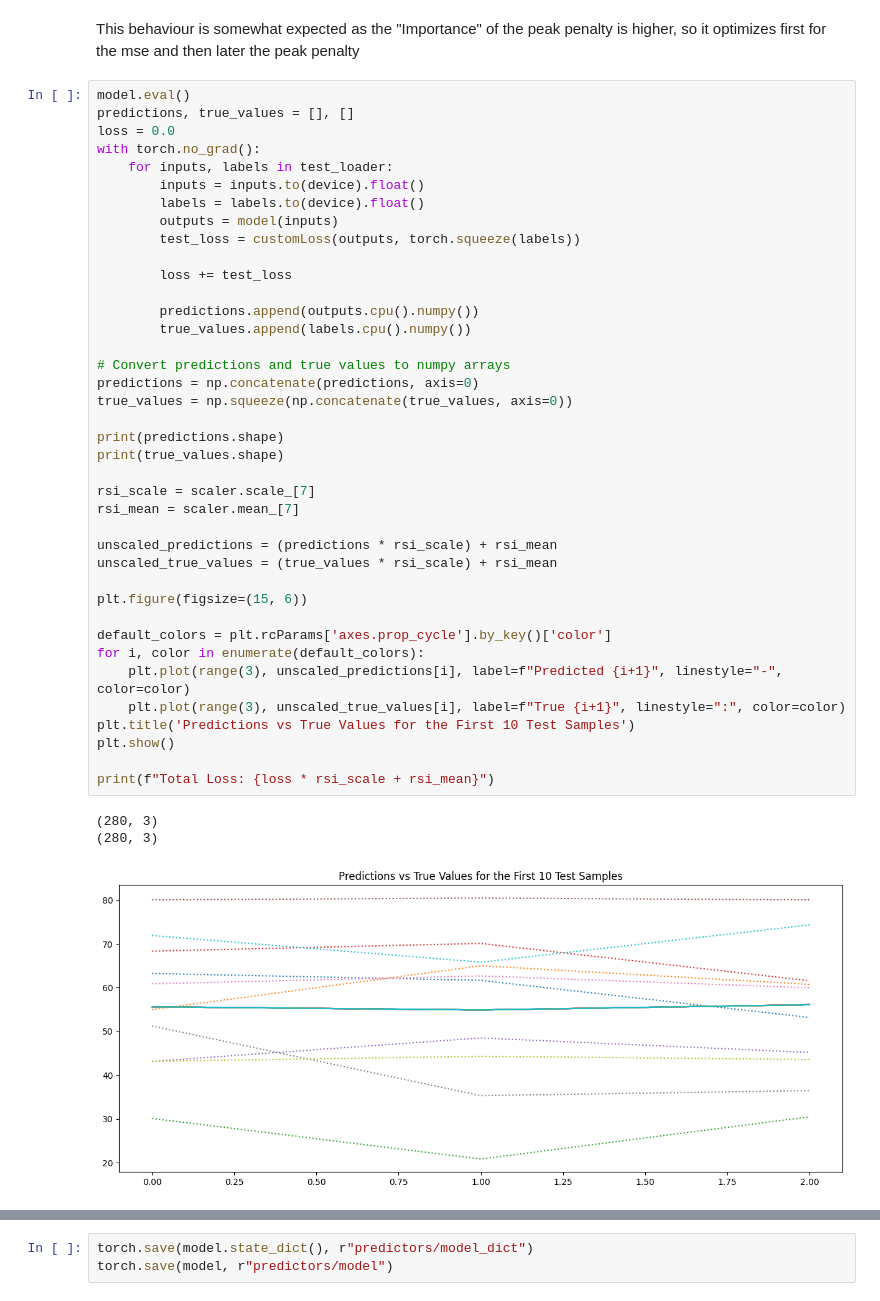
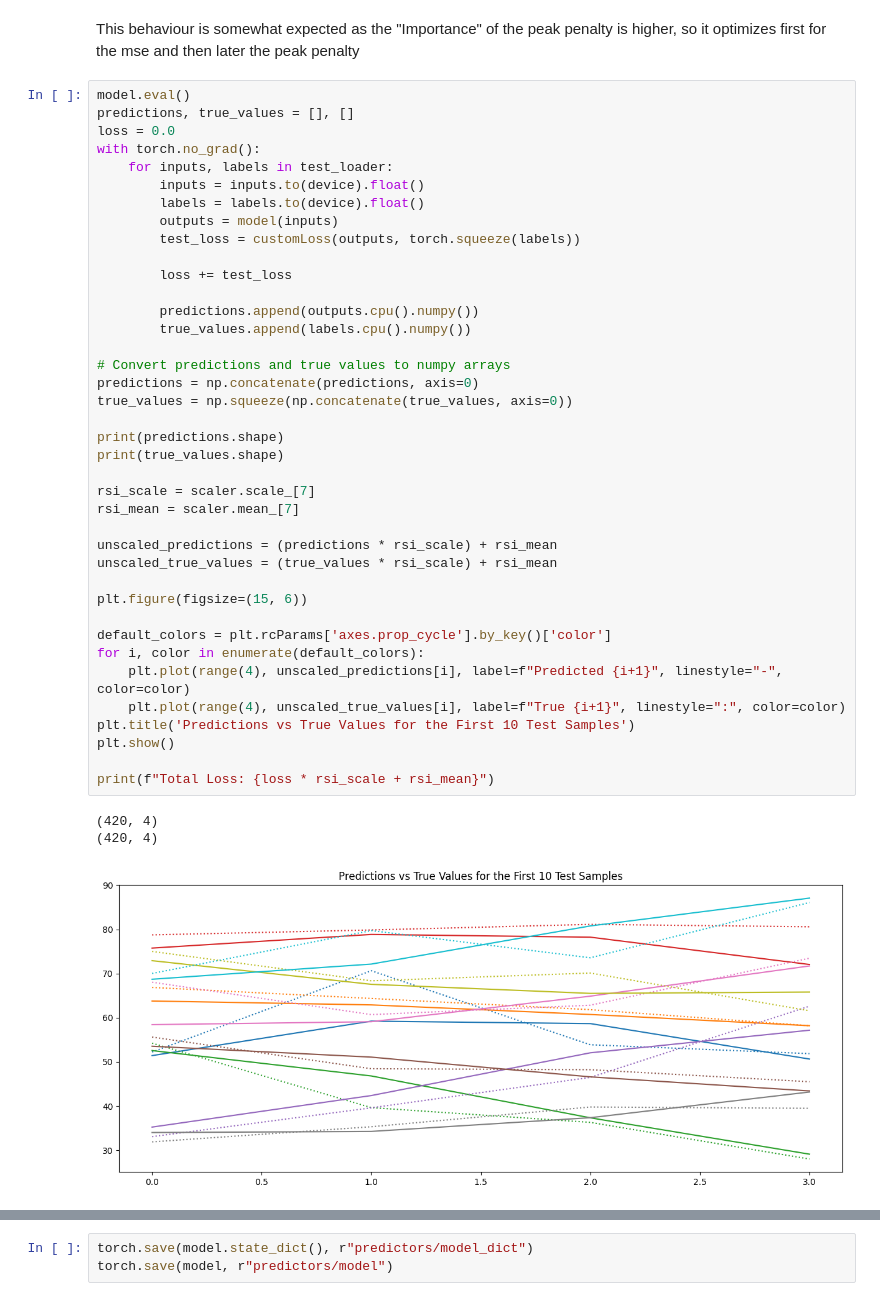
Before and after one commit to Retrospek/AlgorithmicTrading, a Jupyter notebook: backend/ArtificialIntelligence/eda.ipynb, the cells around one changed output, grey strips where cells are left out. Cells and saved outputs as stored; diff of their text form.

```diff
--- a/backend/ArtificialIntelligence/eda.ipynb
+++ b/backend/ArtificialIntelligence/eda.ipynb
@@ -290,35 +302,35 @@ with torch.no_grad():
         outputs = model(inputs)
         test_loss = customLoss(outputs, torch.squeeze(labels))
 
         loss += test_loss
 
         predictions.append(outputs.cpu().numpy())
         true_values.append(labels.cpu().numpy())
 
 # Convert predictions and true values to numpy arrays
 predictions = np.concatenate(predictions, axis=0)
 true_values = np.squeeze(np.concatenate(true_values, axis=0))
 
 print(predictions.shape)
 print(true_values.shape)
 
 rsi_scale = scaler.scale_[7]
 rsi_mean = scaler.mean_[7]
 
 unscaled_predictions = (predictions * rsi_scale) + rsi_mean
 unscaled_true_values = (true_values * rsi_scale) + rsi_mean
 
 plt.figure(figsize=(15, 6))
 
 default_colors = plt.rcParams['axes.prop_cycle'].by_key()['color']
 for i, color in enumerate(default_colors):
-    plt.plot(range(3), unscaled_predictions[i], label=f"Predicted {i+1}", linestyle="-", color=color)
-    plt.plot(range(3), unscaled_true_values[i], label=f"True {i+1}", linestyle=":", color=color)
+    plt.plot(range(4), unscaled_predictions[i], label=f"Predicted {i+1}", linestyle="-", color=color)
+    plt.plot(range(4), unscaled_true_values[i], label=f"True {i+1}", linestyle=":", color=color)
 plt.title('Predictions vs True Values for the First 10 Test Samples')
 plt.show()
 
 print(f"Total Loss: {loss * rsi_scale + rsi_mean}")
 # %% [output]
-(280, 3)
-(280, 3)
+(420, 4)
+(420, 4)
-[figure, old version]
+[figure, new version]
```
Also changed, not shown: parts of 3 cells of this notebook, 4 other files.
